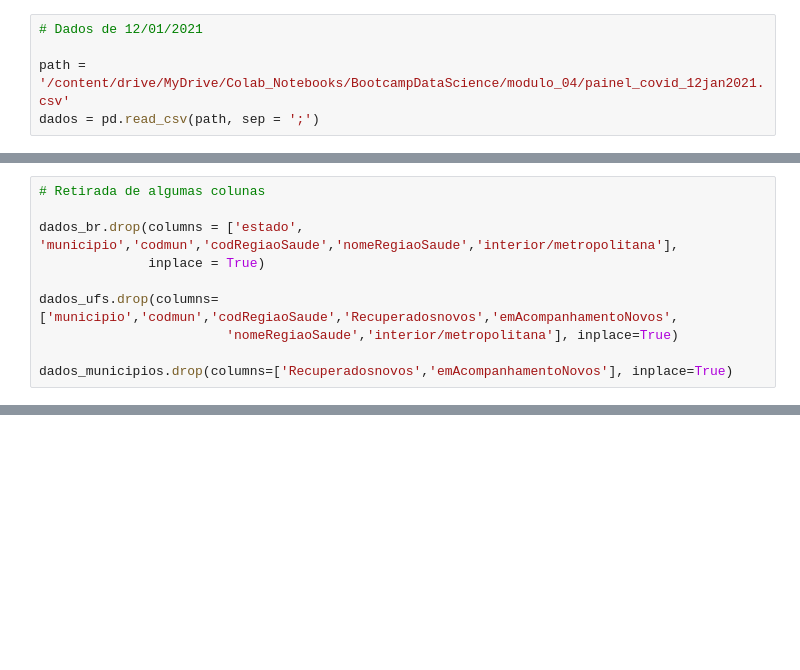
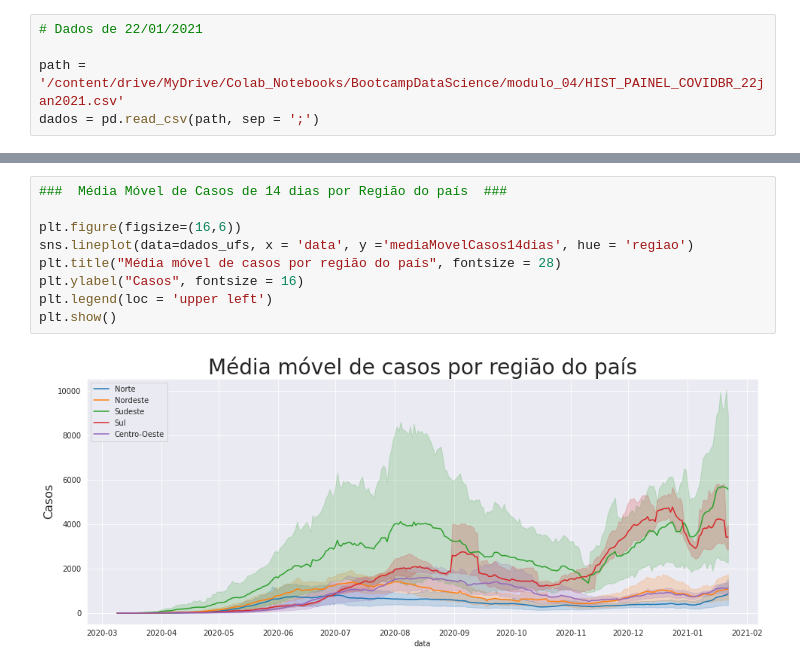
Before and after one commit to Brunomatarucco/Analise_temporal_covid, a Jupyter notebook: Análise_temporal_Covid.ipynb, the cells around one changed output, grey strips where cells are left out. Cells and saved outputs as stored; diff of their text form; blank space fills up the shorter version.

```diff
--- a/Análise_temporal_Covid.ipynb
+++ b/Análise_temporal_Covid.ipynb
@@ -15,7 +56,7 @@ from statsmodels.tsa.arima_model import ARIMA
 # %%
-# Dados de 12/01/2021
+# Dados de 22/01/2021
 
-path = '/content/drive/MyDrive/Colab_Notebooks/BootcampDataScience/modulo_04/painel_covid_12jan2021.csv'
+path = '/content/drive/MyDrive/Colab_Notebooks/BootcampDataScience/modulo_04/HIST_PAINEL_COVIDBR_22jan2021.csv'
 dados = pd.read_csv(path, sep = ';')
 # %%
 dados.head(3)
@@ -72,10 +123,0 @@ Entradas DataFrame Municipios = 1626440.
-# %%
-# Retirada de algumas colunas
-
-dados_br.drop(columns = ['estado', 'municipio','codmun','codRegiaoSaude','nomeRegiaoSaude','interior/metropolitana'],
-              inplace = True)
-
-dados_ufs.drop(columns=['municipio','codmun','codRegiaoSaude','Recuperadosnovos','emAcompanhamentoNovos',
-                        'nomeRegiaoSaude','interior/metropolitana'], inplace=True)
-
-dados_municipios.drop(columns=['Recuperadosnovos','emAcompanhamentoNovos'], inplace=True)
@@ -226,0 +278,11 @@ fig
+# %%
+###  Média Móvel de Casos de 14 dias por Região do país  ###
+
+plt.figure(figsize=(16,6))
+sns.lineplot(data=dados_ufs, x = 'data', y ='mediaMovelCasos14dias', hue = 'regiao')
+plt.title("Média móvel de casos por região do país", fontsize = 28)
+plt.ylabel("Casos", fontsize = 16)
+plt.legend(loc = 'upper left')
+plt.show()
+# %% [output]
+[figure, added]
```
Also changed, not shown: parts of 62 cells of this notebook, 2 other files.
